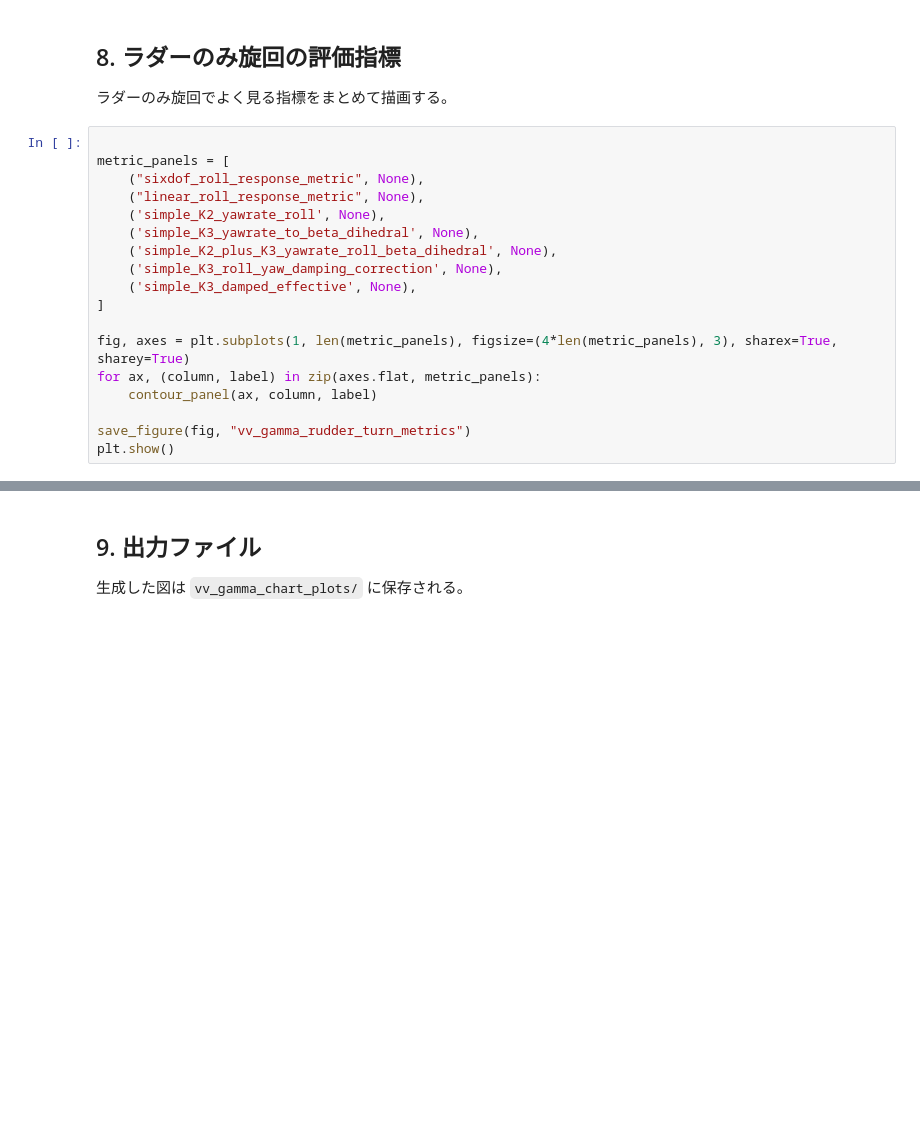
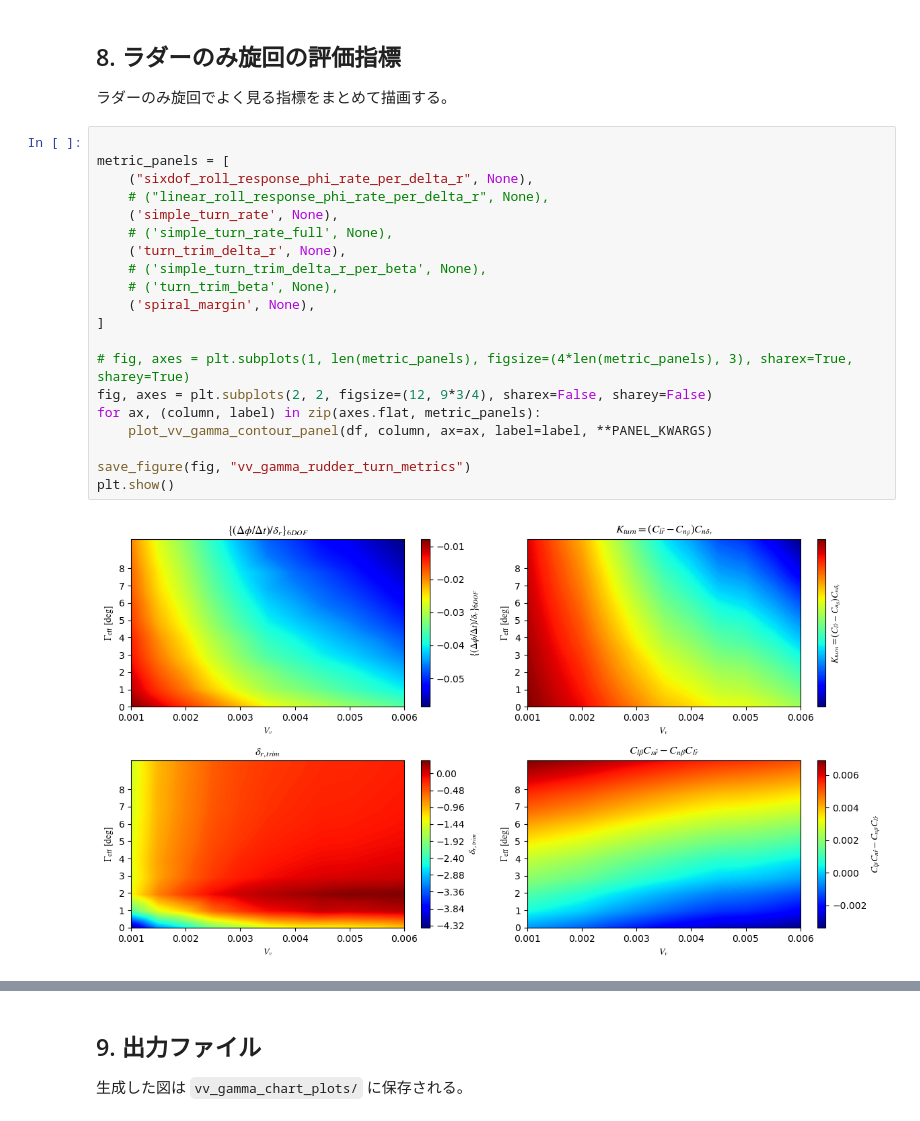
Before and after one commit to mtkbirdman/OpenVSP, a Jupyter notebook: examples/notebooks/vv_gamma_chart/plot_vv_gamma_chart.ipynb, the cells around one changed output, grey strips where cells are left out. Drawn from its saved outputs; the diff is of its cells as text; blank space fills up the shorter version.

```diff
--- a/examples/notebooks/vv_gamma_chart/plot_vv_gamma_chart.ipynb
+++ b/examples/notebooks/vv_gamma_chart/plot_vv_gamma_chart.ipynb
@@ -321,19 +326,23 @@ plt.show()
 # %%
 
 metric_panels = [
-    ("sixdof_roll_response_metric", None),
-    ("linear_roll_response_metric", None),
-    ('simple_K2_yawrate_roll', None),
-    ('simple_K3_yawrate_to_beta_dihedral', None),
-    ('simple_K2_plus_K3_yawrate_roll_beta_dihedral', None),
-    ('simple_K3_roll_yaw_damping_correction', None),
-    ('simple_K3_damped_effective', None),
+    ("sixdof_roll_response_phi_rate_per_delta_r", None),
+    # ("linear_roll_response_phi_rate_per_delta_r", None),
+    ('simple_turn_rate', None),
+    # ('simple_turn_rate_full', None),
+    ('turn_trim_delta_r', None),
+    # ('simple_turn_trim_delta_r_per_beta', None),
+    # ('turn_trim_beta', None),
+    ('spiral_margin', None),
 ]
 
-fig, axes = plt.subplots(1, len(metric_panels), figsize=(4*len(metric_panels), 3), sharex=True, sharey=True)
+# fig, axes = plt.subplots(1, len(metric_panels), figsize=(4*len(metric_panels), 3), sharex=True, sharey=True)
+fig, axes = plt.subplots(2, 2, figsize=(12, 9*3/4), sharex=False, sharey=False)
 for ax, (column, label) in zip(axes.flat, metric_panels):
-    contour_panel(ax, column, label)
+    plot_vv_gamma_contour_panel(df, column, ax=ax, label=label, **PANEL_KWARGS)
 
 save_figure(fig, "vv_gamma_rudder_turn_metrics")
 plt.show()
+# %% [output]
+[figure, added]
 # %%
```
Also changed, not shown: parts of 19 cells of this notebook, 11 other files.
